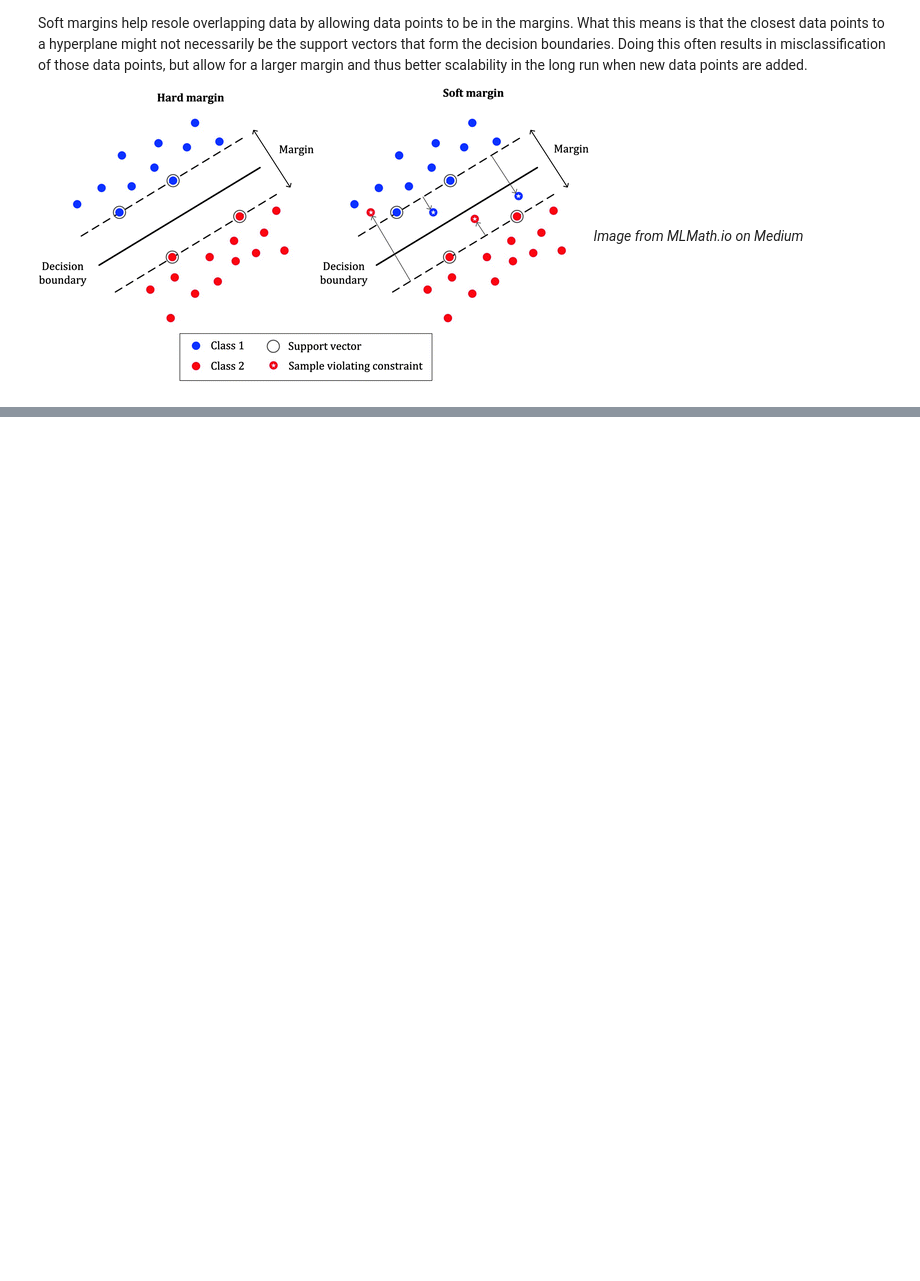
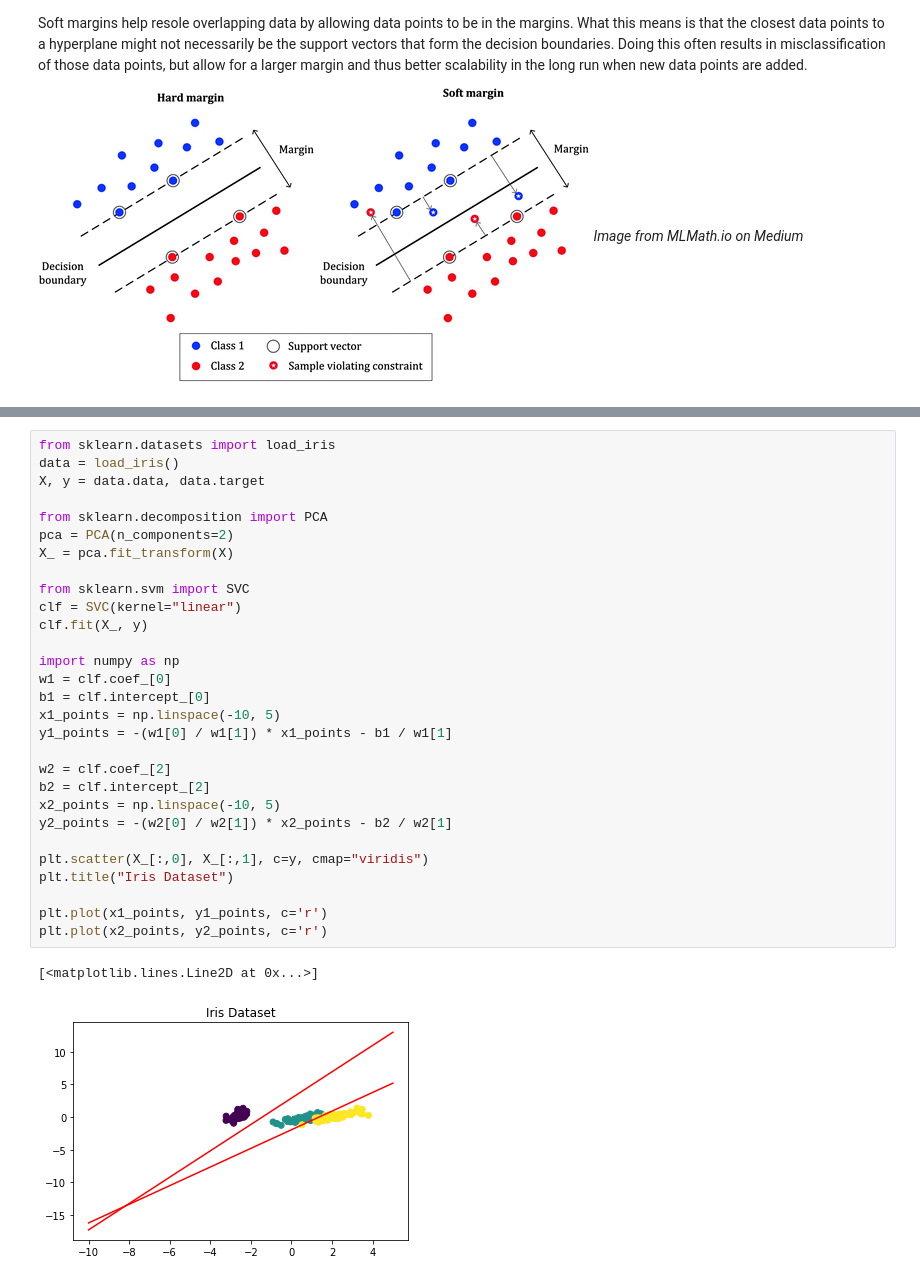
Before and after one commit to athanzxyt/ml_basics, a Jupyter notebook: SVM.ipynb, the cells around one changed output, grey strips where cells are left out. Cells and saved outputs as stored; diff of their text form; blank space fills up the shorter version.

```diff
--- a/SVM.ipynb
+++ b/SVM.ipynb
@@ -26,0 +54,32 @@ Soft margins help resole overlapping data by allowing data points to be in the m
+# %%
+from sklearn.datasets import load_iris
+data = load_iris()
+X, y = data.data, data.target
+
+from sklearn.decomposition import PCA
+pca = PCA(n_components=2)
+X_ = pca.fit_transform(X)
+
+from sklearn.svm import SVC
+clf = SVC(kernel="linear")
+clf.fit(X_, y)
+
+import numpy as np
+w1 = clf.coef_[0]
+b1 = clf.intercept_[0]
+x1_points = np.linspace(-10, 5)
+y1_points = -(w1[0] / w1[1]) * x1_points - b1 / w1[1]
+
+w2 = clf.coef_[2]
+b2 = clf.intercept_[2]
+x2_points = np.linspace(-10, 5)
+y2_points = -(w2[0] / w2[1]) * x2_points - b2 / w2[1]
+
+plt.scatter(X_[:,0], X_[:,1], c=y, cmap="viridis")
+plt.title("Iris Dataset")
+
+plt.plot(x1_points, y1_points, c='r')
+plt.plot(x2_points, y2_points, c='r')
+# %% [output]
+[<matplotlib.lines.Line2D at 0x...>]
+[figure, added]
```
Also changed, not shown: parts of 3 cells of this notebook.
